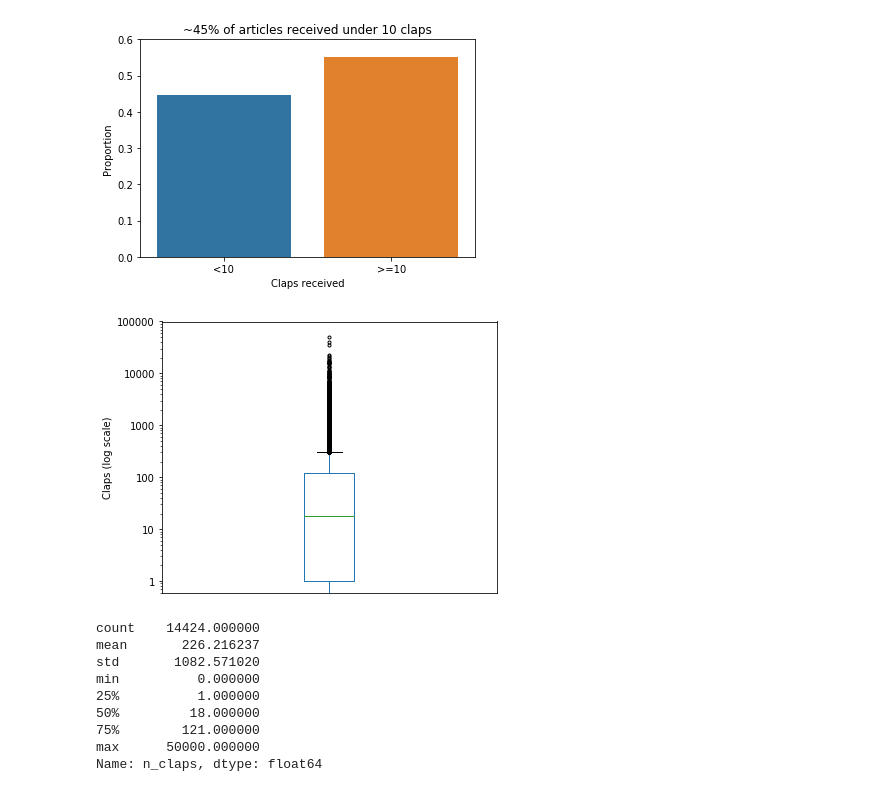
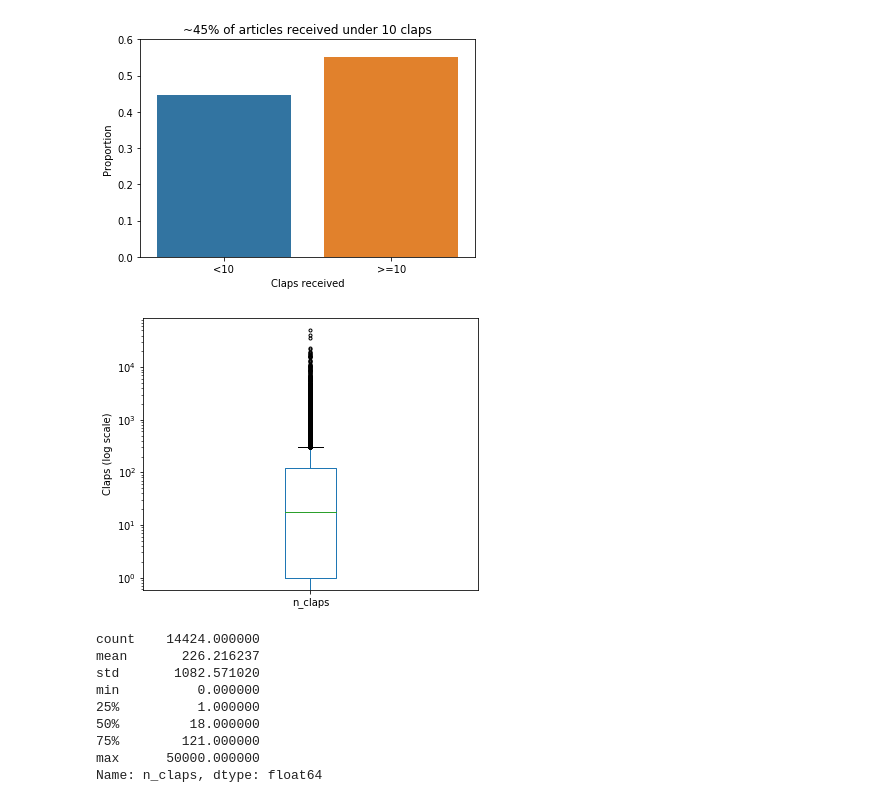
Before and after one commit to collindching/maximizing-medium-claps, a Jupyter notebook: 2 - Feature Engineering.ipynb, the cells around one changed output. Saved outputs shown, nothing was run; the diff lists cells and outputs as text; code cells hidden in the pictures.

```diff
--- a/2 - Processing.ipynb
+++ b/2 - Feature Engineering.ipynb
@@ -119,13 +119,12 @@ df.drop('n_responses', axis=1, inplace=True)
 # %%
 # drop rows with na or nan
 na_rows = df.isna().any(axis=1)
-df = df[np.logical_not(na_rows)]
+df = df[~na_rows]
 
 # drop rows with 'skip' for date
 df = df[df['date'] != 'skip']
 
 # drop duplicates
-# revisit this step; the first of a group of duplicates might not be the correct one
 df = df.drop_duplicates(['title','author'])
 
 df.shape
@@ -173,19 +180,17 @@ plt.xticks(locs, labels=['<10', '>=10']);
 # %%
 plt.figure(figsize=(6,5));
 #plt.tick_params(axis=u'both', which=u'both',length=0)
 
 df.boxplot(column='n_claps', sym='.');
 plt.yscale('log');
-ticks = [1,10,100,1000,10000,100000]
-plt.yticks(ticks,ticks)
 plt.ylabel('Claps (log scale)');
-plt.xticks([])
+plt.xticks(None)
 
 ax = plt.axes()
 ax.grid(False, which='both')
 plt.savefig('img/clap_boxplot.png', bbox_inches='tight');
 # %% [output]
-[figure, old version]
+[figure, new version]
 # %%
 df['n_claps'].describe()
 # %% [output]
```
Also changed, not shown: parts of 39 cells of this notebook, 22 other files.
